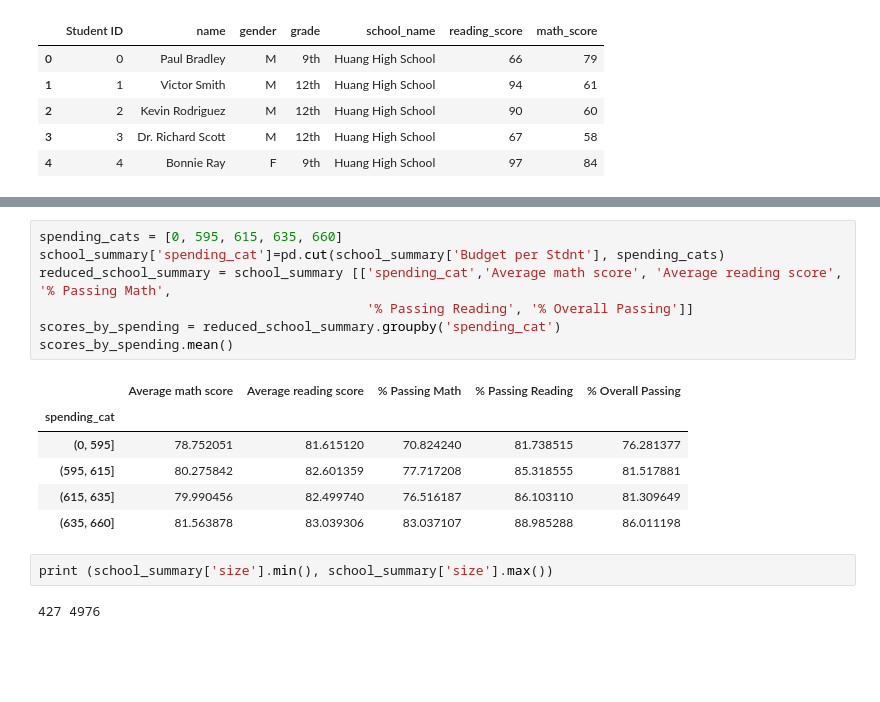
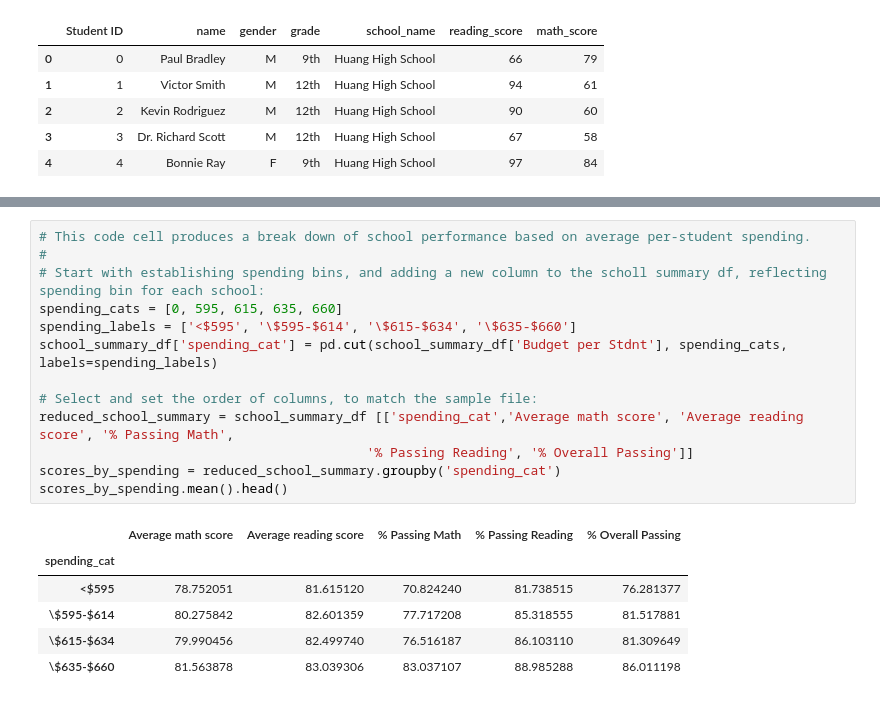
Before and after one commit to aleontiev-sf/Homework4, a Jupyter notebook: AcademyOfAcademy/district.ipynb, the cells around one changed output, grey strips where cells are left out. Saved outputs shown, nothing was run; the diff lists cells and outputs as text; blank space fills up the shorter version.

```diff
--- a/AcademyOfAcademy/district.ipynb
+++ b/AcademyOfAcademy/district.ipynb
@@ -353,19 +243,21 @@ print (school_summary['Budget per Stdnt'].min(), school_summary['Budget per Stdn
 # %%
+# This code cell produces a break down of school performance based on average per-student spending.
+#
+# Start with establishing spending bins, and adding a new column to the scholl summary df, reflecting spending bin for each school:
 spending_cats = [0, 595, 615, 635, 660]
-school_summary['spending_cat']=pd.cut(school_summary['Budget per Stdnt'], spending_cats)
-reduced_school_summary = school_summary [['spending_cat','Average math score', 'Average reading score', '% Passing Math',
+spending_labels = ['<$595', '\$595-$614', '\$615-$634', '\$635-$660']
+school_summary_df['spending_cat'] = pd.cut(school_summary_df['Budget per Stdnt'], spending_cats, labels=spending_labels)
+
+# Select and set the order of columns, to match the sample file:
+reduced_school_summary = school_summary_df [['spending_cat','Average math score', 'Average reading score', '% Passing Math',
                                           '% Passing Reading', '% Overall Passing']]
 scores_by_spending = reduced_school_summary.groupby('spending_cat')
-scores_by_spending.mean()
+scores_by_spending.mean().head()
 # %% [output]
 |  | Average math score | Average reading score | % Passing Math | % Passing Reading | % Overall Passing |
 | spending_cat |  |  |  |  |  |
-| (0, 595] | 78.752051 | 81.615120 | 70.824240 | 81.738515 | 76.281377 |
-| (595, 615] | 80.275842 | 82.601359 | 77.717208 | 85.318555 | 81.517881 |
-| (615, 635] | 79.990456 | 82.499740 | 76.516187 | 86.103110 | 81.309649 |
-| (635, 660] | 81.563878 | 83.039306 | 83.037107 | 88.985288 | 86.011198 |
+| <$595 | 78.752051 | 81.615120 | 70.824240 | 81.738515 | 76.281377 |
+| \$595-$614 | 80.275842 | 82.601359 | 77.717208 | 85.318555 | 81.517881 |
+| \$615-$634 | 79.990456 | 82.499740 | 76.516187 | 86.103110 | 81.309649 |
+| \$635-$660 | 81.563878 | 83.039306 | 83.037107 | 88.985288 | 86.011198 |
-# %%
-print (school_summary['size'].min(), school_summary['size'].max())
-# %% [output]
-427 4976
 # %%
```
Also changed, not shown: parts of 31 cells of this notebook.
